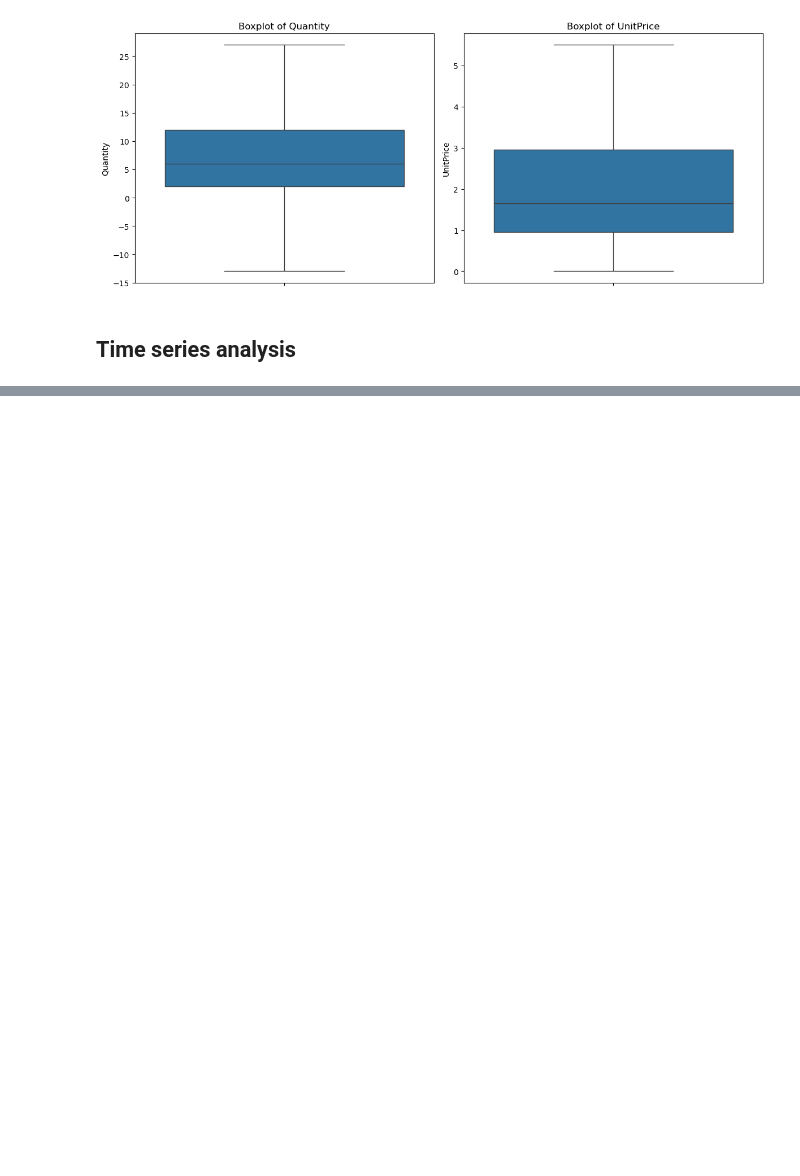
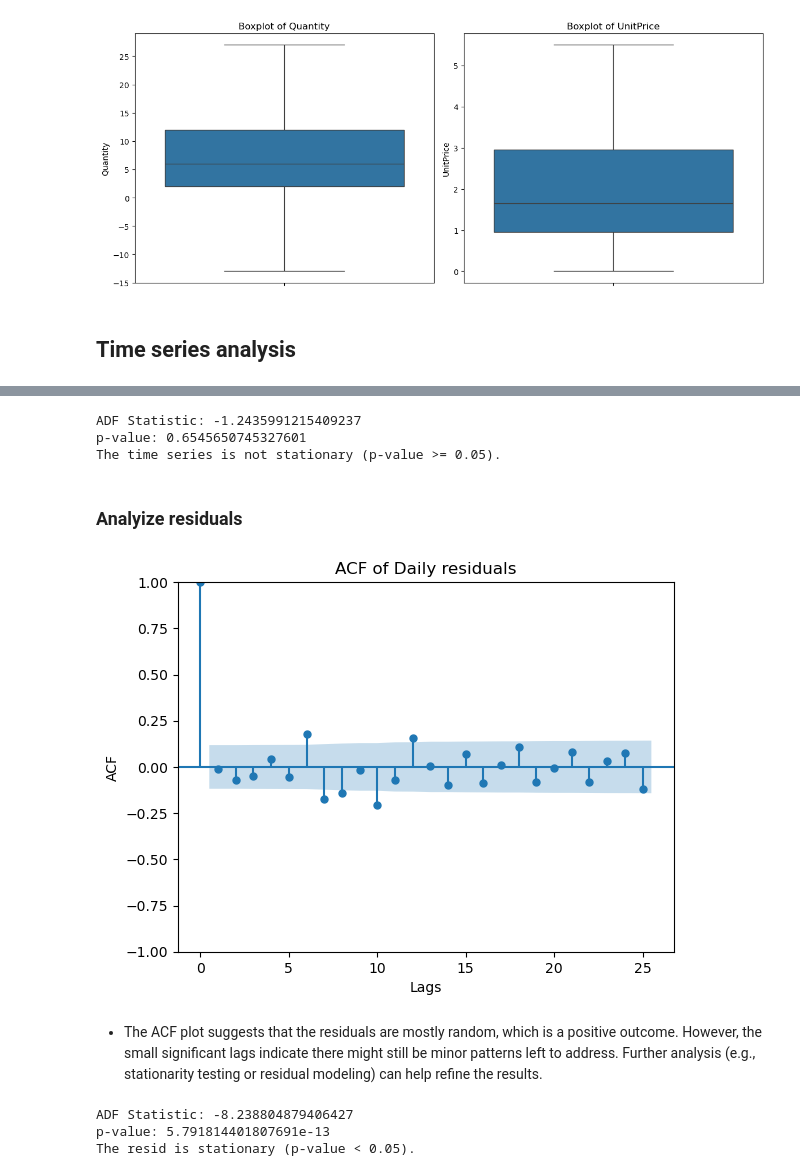
Before and after one commit to muhamedrar/Online-Retail, a Jupyter notebook: online_retail.ipynb, the cells around one changed output, grey strips where cells are left out. Cells and saved outputs as stored; diff of their text form; code cells hidden in the pictures; blank space fills up the shorter version.

```diff
--- a/online_retail.ipynb
+++ b/online_retail.ipynb
@@ -241,0 +254,51 @@ daily_sales
+# %%
+from statsmodels.tsa.stattools import adfuller
+
+# Perform the ADF test
+result = adfuller(daily_sales.dropna())
+
+# Print the ADF statistic and p-value
+print(f'ADF Statistic: {result[0]}')
+print(f'p-value: {result[1]}')
+
+# Check if the series is stationary
+if result[1] < 0.05:
+    print("The time series is stationary (p-value < 0.05).")
+else:
+    print("The time series is not stationary (p-value >= 0.05).")
+# %% [output]
+ADF Statistic: -1.2435991215409237
+p-value: 0.6545650745327601
+The time series is not stationary (p-value >= 0.05).
+# %% [markdown]
+### Analyize residuals
+# %%
+
+from statsmodels.graphics.tsaplots import plot_acf
+
+plot_acf(decomposition.resid.dropna())
+plt.title('ACF of Daily residuals')
+plt.xlabel('Lags')
+plt.ylabel('ACF')
+plt.show()
+# %% [output]
+[figure, added]
+# %% [markdown]
+- The ACF plot suggests that the residuals are mostly random, which is a positive outcome. However, the small significant lags indicate there might still be minor patterns left to address. Further analysis (e.g., stationarity testing or residual modeling) can help refine the results.
+# %%
+
+result = adfuller(decomposition.resid.dropna())
+
+# Print the ADF statistic and p-value
+print(f'ADF Statistic: {result[0]}')
+print(f'p-value: {result[1]}')
+
+# Check if the series is stationary
+if result[1] < 0.05:
+    print("The resid is stationary (p-value < 0.05).")
+else:
+    print("The resid is not stationary (p-value >= 0.05).")
+# %% [output]
+ADF Statistic: -8.238804879406427
+p-value: 5.791814401807691e-13
+The resid is stationary (p-value < 0.05).
```
Also changed, not shown: parts of 5 cells of this notebook.
